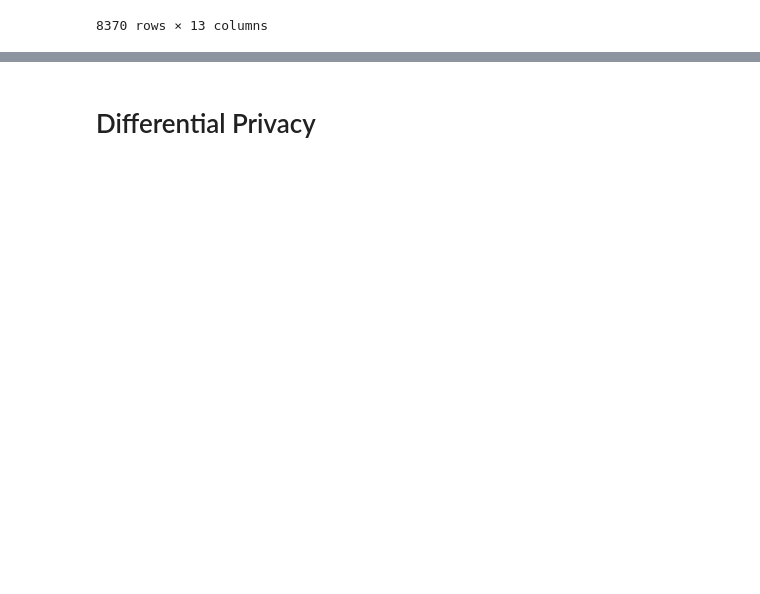
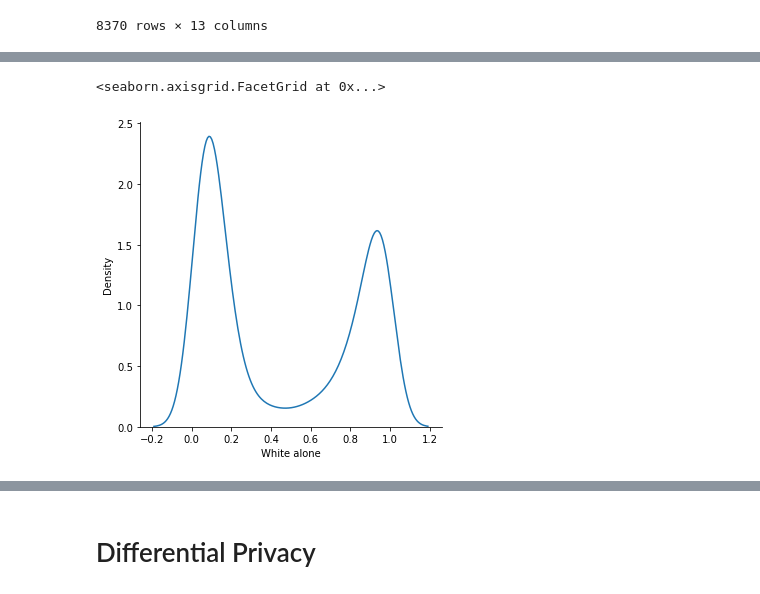
Before and after one commit to duyhho/NSFSCC-Python, a Jupyter notebook: Census/Census-Data-Visualization.ipynb, the cells around one changed output, grey strips where cells are left out. Drawn from its saved outputs; the diff is of its cells as text; code cells hidden in the pictures; blank space fills up the shorter version.

```diff
--- a/Census/Census-Data-Visualization.ipynb
+++ b/Census/Census-Data-Visualization.ipynb
@@ -98,5 +121,8 @@ df_norm_scaled[(df_norm_scaled == 1).any(1)]
 # %%
 column = 'White alone'
-sns.displot(df_norm_scaled, x=column, kind="kde")
-sns.displot(df_scaled, x=column, kind="kde")
+# sns.displot(df_norm_scaled, x=column, kind="kde")
+# sns.displot(df_scaled, x=column, kind="kde")
 sns.displot(combined_df, x=column, kind="kde")
+# %% [output]
+<seaborn.axisgrid.FacetGrid at 0x...>
+[figure, added]
```
Also changed, not shown: parts of 17 cells of this notebook, 15 other files.
